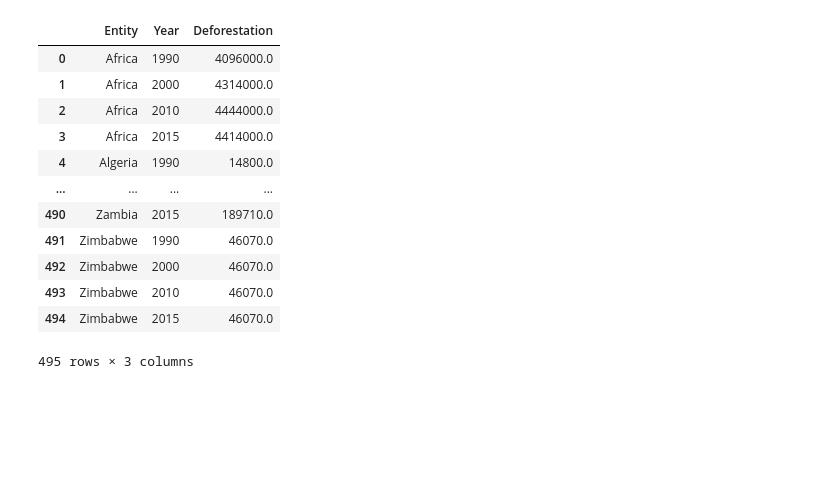
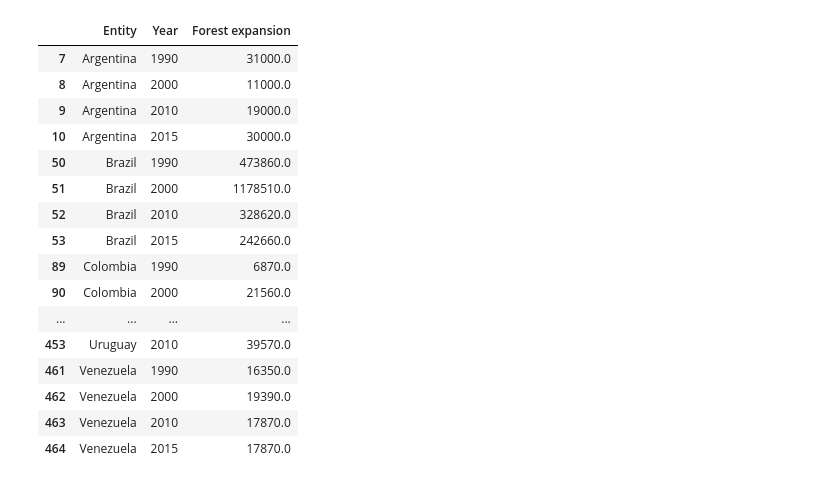
Before and after one commit to MorganMaciupa/Data_Analytics_ReforestationProject, a Jupyter notebook: main.ipynb, the cells around one changed output. Saved outputs shown, nothing was run; the diff lists cells and outputs as text; code cells hidden in the pictures; blank space fills up the shorter version.

```diff
--- a/main.ipynb
+++ b/main.ipynb
@@ -7,18 +8,26 @@ import pandas as pd
-# %%
-world_data = pd.read_csv('annual-deforestation.csv')
-world_data.drop('Code', inplace=True, axis=1)
-world_data
-# %% [output]
-|  | Entity | Year | Deforestation |
-| 0 | Africa | 1990 | 4096000.0 |
-| 1 | Africa | 2000 | 4314000.0 |
-| 2 | Africa | 2010 | 4444000.0 |
-| 3 | Africa | 2015 | 4414000.0 |
-| 4 | Algeria | 1990 | 14800.0 |
-| ... | ... | ... | ... |
-| 490 | Zambia | 2015 | 189710.0 |
-| 491 | Zimbabwe | 1990 | 46070.0 |
-| 492 | Zimbabwe | 2000 | 46070.0 |
-| 493 | Zimbabwe | 2010 | 46070.0 |
-| 494 | Zimbabwe | 2015 | 46070.0 |
-495 rows × 3 columns
+# %%
+forest_dataframe = pd.read_csv('annual-forest-expansion.csv')
+
+south_america = forest_dataframe.loc[(forest_dataframe["Entity"] == "Brazil") | (forest_dataframe["Entity"] == "Colombia") | \
+ (forest_dataframe["Entity"] == "Argentina") | (forest_dataframe["Entity"] == "Cuba") | (forest_dataframe["Entity"] == "Ecuador") | \
+ (forest_dataframe["Entity"] == "Peru") | (forest_dataframe["Entity"] == "Uruguay") | (forest_dataframe["Entity"] == "Venezuela") | \
+  (forest_dataframe["Entity"] == "Mexico"), ["Entity", "Year", "Forest expansion"]]
+south_america
+# %% [output]
+|  | Entity | Year | Forest expansion |
+| 7 | Argentina | 1990 | 31000.0 |
+| 8 | Argentina | 2000 | 11000.0 |
+| 9 | Argentina | 2010 | 19000.0 |
+| 10 | Argentina | 2015 | 30000.0 |
+| 50 | Brazil | 1990 | 473860.0 |
+| 51 | Brazil | 2000 | 1178510.0 |
+| 52 | Brazil | 2010 | 328620.0 |
+| 53 | Brazil | 2015 | 242660.0 |
+| 89 | Colombia | 1990 | 6870.0 |
+| 90 | Colombia | 2000 | 21560.0 |
+| ... | ... | ... | ... |
+| 453 | Uruguay | 2010 | 39570.0 |
+| 461 | Venezuela | 1990 | 16350.0 |
+| 462 | Venezuela | 2000 | 19390.0 |
+| 463 | Venezuela | 2010 | 17870.0 |
+| 464 | Venezuela | 2015 | 17870.0 |
```
Also changed, not shown: parts of 9 cells of this notebook, 12 other files.
